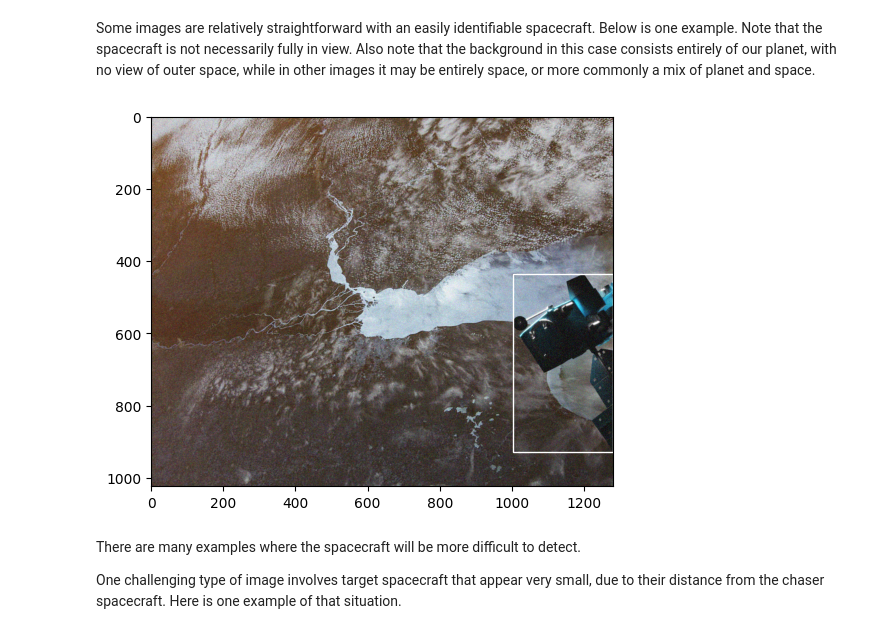
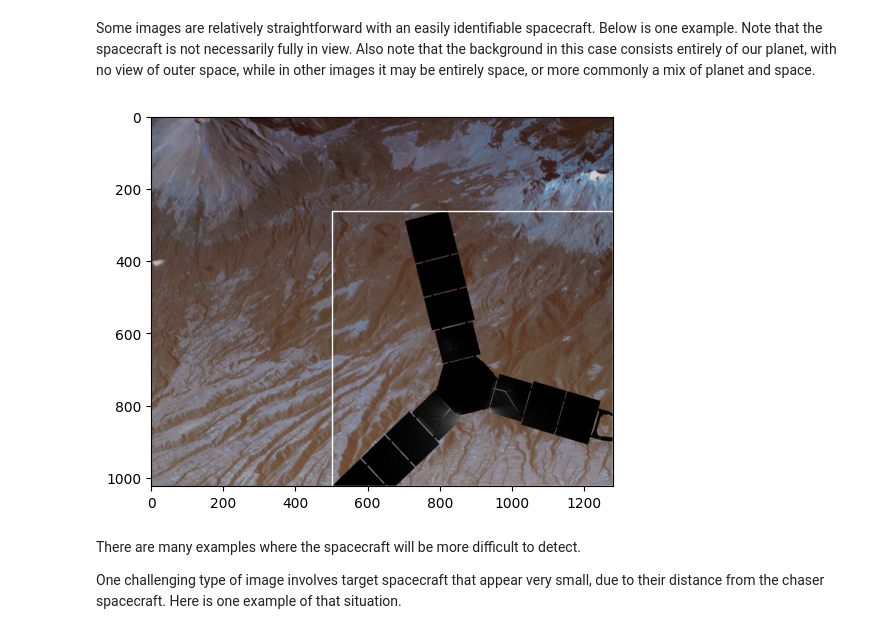
Before and after one commit to drivendataorg/spacecraft-pose-object-detection-runtime, a Jupyter notebook: notebooks/data-exploration-and-benchmark.ipynb, the cells around one changed output. Cells and saved outputs as stored; diff of their text form; code cells hidden in the pictures.

```diff
--- a/notebooks/data-exploration-and-benchmark.ipynb
+++ b/notebooks/data-exploration-and-benchmark.ipynb
@@ -141,9 +141,9 @@ def display_image(image_id, images_dir=IMAGES_DIRECTORY, show_bbox=False, labels
 # %% [markdown]
 Some images are relatively straightforward with an easily identifiable spacecraft. Below is one example. Note that the spacecraft is not necessarily fully in view. Also note that the background in this case consists entirely of our planet, with no view of outer space, while in other images it may be entirely space, or more commonly a mix of planet and space.
 # %%
-display_image("04f7bbfd8c4f83f2338beeef9fa7ea2a", show_bbox=True)
+display_image("07dd7b5a0b7b224abc0a7fea8e78de76", show_bbox=True)
 # %% [output]
-[figure, old version]
+[figure, new version]
 # %% [markdown]
 There are many examples where the spacecraft will be more difficult to detect.
 
```
Also changed, not shown: parts of 12 cells of this notebook.
